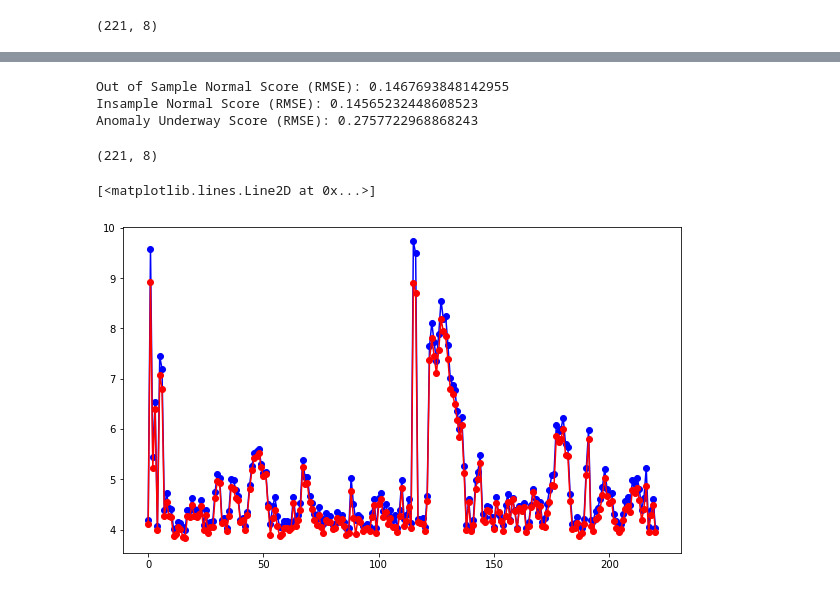
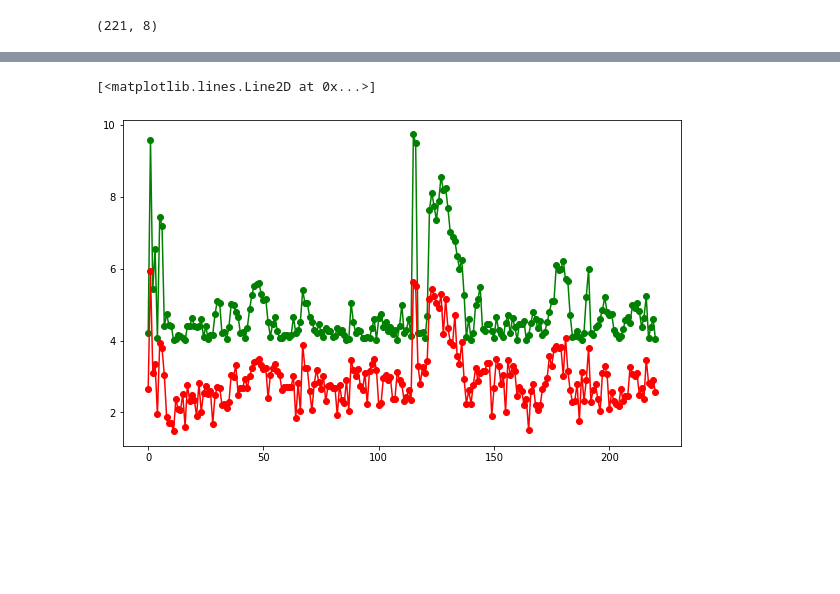
Before and after one commit to vincentsun870530/COMP432_Anomaly_Detection, a Jupyter notebook: comp432.ipynb, the cells around one changed output, grey strips where cells are left out. Cells and saved outputs as stored; diff of their text form; code cells hidden in the pictures; blank space fills up the shorter version.

Commit message:
add diff image between normal and anomaly

```diff
--- a/comp432.ipynb
+++ b/comp432.ipynb
@@ -190,0 +213,8 @@ X_anomaly = df_anomaly.values
+# %%
+model = Sequential()
+model.add(Dense(5, input_dim=X_normal.shape[1], activation='relu'))
+model.add(Dense(4, activation='relu')) # size to compress to
+model.add(Dense(5, activation='relu'))
+model.add(Dense(X_normal.shape[1])) # Multiple output neurons
+model.compile(loss='mean_squared_error', optimizer='adam')
+model.fit(x_normal_train,x_normal_train,verbose=1,epochs=100)
@@ -190,0 +253,10 @@ X_anomaly = df_anomaly.values
+# %%
+pred1 = model.predict(x_normal_test)
+score1 = np.sqrt(metrics.mean_squared_error(pred1,x_normal_test))
+pred2 = model.predict(X_normal)
+score2 = np.sqrt(metrics.mean_squared_error(pred2,X_normal))
+pred3 = model.predict(X_anomaly)
+score3 = np.sqrt(metrics.mean_squared_error(pred3,X_anomaly))
+print(f"Out of Sample Normal Score (RMSE): {score1}")
+print(f"Insample Normal Score (RMSE): {score2}")
+print(f"Anomaly Underway Score (RMSE): {score3}")
@@ -227,28 +271,10 @@ Epoch 40/40
-# %%
-pred = model.predict(x_normal_test)
-score1 = np.sqrt(metrics.mean_squared_error(pred,x_normal_test))
-pred = model.predict(X_normal)
-score2 = np.sqrt(metrics.mean_squared_error(pred,X_normal))
-pred = model.predict(X_anomaly)
-score3 = np.sqrt(metrics.mean_squared_error(pred,X_anomaly))
-print(f"Out of Sample Normal Score (RMSE): {score1}")
-print(f"Insample Normal Score (RMSE): {score2}")
-print(f"Anomaly Underway Score (RMSE): {score3}")
-# %% [output]
-Out of Sample Normal Score (RMSE): 0.1467693848142955
-Insample Normal Score (RMSE): 0.14565232448608523
-Anomaly Underway Score (RMSE): 0.2757722968868243
-# %%
-X_anomaly.shape
-# %% [output]
-(221, 8)
 # %%
 x = range(221)
 y1 = X_anomaly[:, 0]
-y2 = pred[:, 0]
+y2 = pred3[:, 0]
 plt.figure
-plt.plot(x, y1, '-ob');
+plt.plot(x, y1, '-og');
 plt.plot(x, y2, '-or')
 # %% [output]
 [<matplotlib.lines.Line2D at 0x...>]
-[figure, old version]
+[figure, new version]
```
Also changed, not shown: parts of 11 cells of this notebook.
